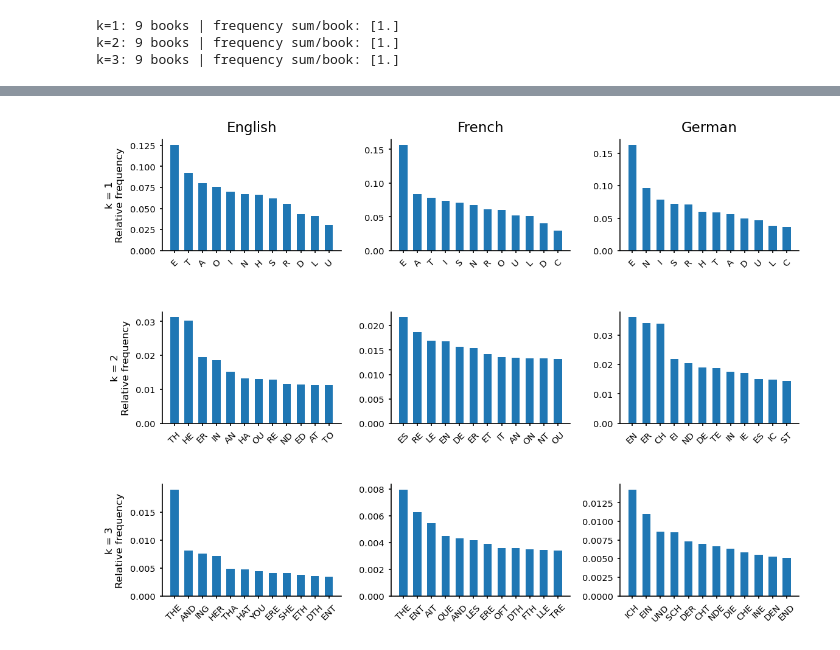
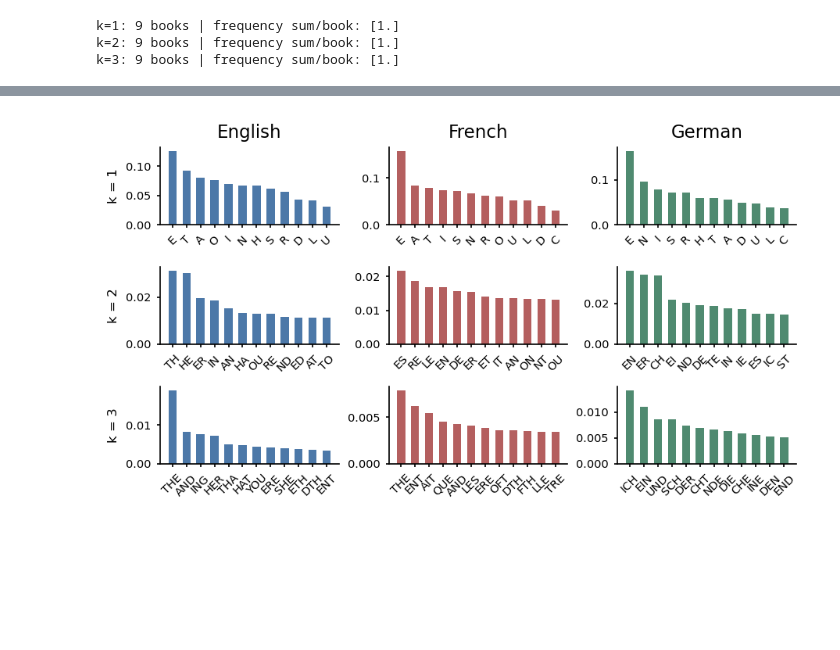
Before and after one commit to ih-11/book2genome, a Jupyter notebook: notebooks/kmers.ipynb, the cells around one changed output, grey strips where cells are left out. Saved outputs shown, nothing was run; the diff lists cells and outputs as text; code cells hidden in the pictures; blank space fills up the shorter version.

```diff
--- a/notebooks/kmers.ipynb
+++ b/notebooks/kmers.ipynb
@@ -153,19 +110,0 @@ plt.show()
-# %%
-# ============================================
-# 02. Mean k-mer profiles by language
-# ============================================
-
-fig, axes = plt.subplots(3, 3, figsize=(14, 9), dpi=150)
-
-for col, lang in enumerate(languages):
-    for row, k in enumerate([1, 2, 3]):
-        s = data[k].query("language == @lang").groupby("kmer")["frequency"].mean().nlargest(12)
-        ax = axes[row, col]
-
-        ax.bar(s.index, s.values)
-        ax.set(title=f"{lang.capitalize()} | k={k}",
-               ylabel="Mean relative frequency" if col == 0 else "")
-        ax.tick_params(axis="x", rotation=45)
-
-plt.tight_layout()
-plt.show()
@@ -174,25 +111,26 @@ plt.show()
-# %%
-# ============================================
-# 02. Mean k-mer profiles by language
-# ============================================
-
-fig, axes = plt.subplots(3, 3, figsize=(9, 6.5), dpi=150)
-
-for col, lang in enumerate(languages):
-    for row, k in enumerate([1, 2, 3]):
-        ax = axes[row, col]
-        s = data[k].query("language == @lang").groupby("kmer")["frequency"].mean().nlargest(12)
-
-        ax.bar(s.index, s.values, width=0.58)
-        ax.tick_params(axis="x", rotation=45, labelsize=7, length=2)
-        ax.tick_params(axis="y", labelsize=7, length=2)
-        ax.spines[["top", "right"]].set_visible(False)
-
-        if row == 0: ax.set_title(lang.capitalize(), fontsize=11)
-        if col == 0: ax.set_ylabel(f"k = {k}\nRelative frequency", fontsize=8)
-        else: ax.set_ylabel("")
-
-fig.subplots_adjust(wspace=0.28, hspace=0.55)
-plt.show()
-# %% [output]
-[figure, removed]
+# %%
+# ============================================
+# 02. Mean k-mer profiles by language
+# ============================================
+
+colors = {"english": "#4C78A8", "french": "#B45F5F", "german": "#4F8A70"}
+
+fig, axes = plt.subplots(3, 3, figsize=(7, 3.5), dpi=150)
+
+for col, lang in enumerate(languages):
+    for row, k in enumerate([1, 2, 3]):
+        ax = axes[row, col]
+        s = data[k].query("language == @lang").groupby("kmer")["frequency"].mean().nlargest(12)
+
+        ax.bar(s.index, s.values, width=0.58, color=colors[lang])
+        ax.tick_params(axis="x", rotation=45, labelsize=7, length=2)
+        ax.tick_params(axis="y", labelsize=7, length=2)
+        ax.spines[["top", "right"]].set_visible(False)
+
+        if row == 0: ax.set_title(lang.capitalize(), fontsize=11)
+        if col == 0: ax.set_ylabel(f"k = {k}", fontsize=8)
+
+fig.subplots_adjust(wspace=0.28, hspace=0.55)
+plt.show()
+# %% [output]
+[figure, added]
```
Also changed, not shown: parts of 3 cells of this notebook.
